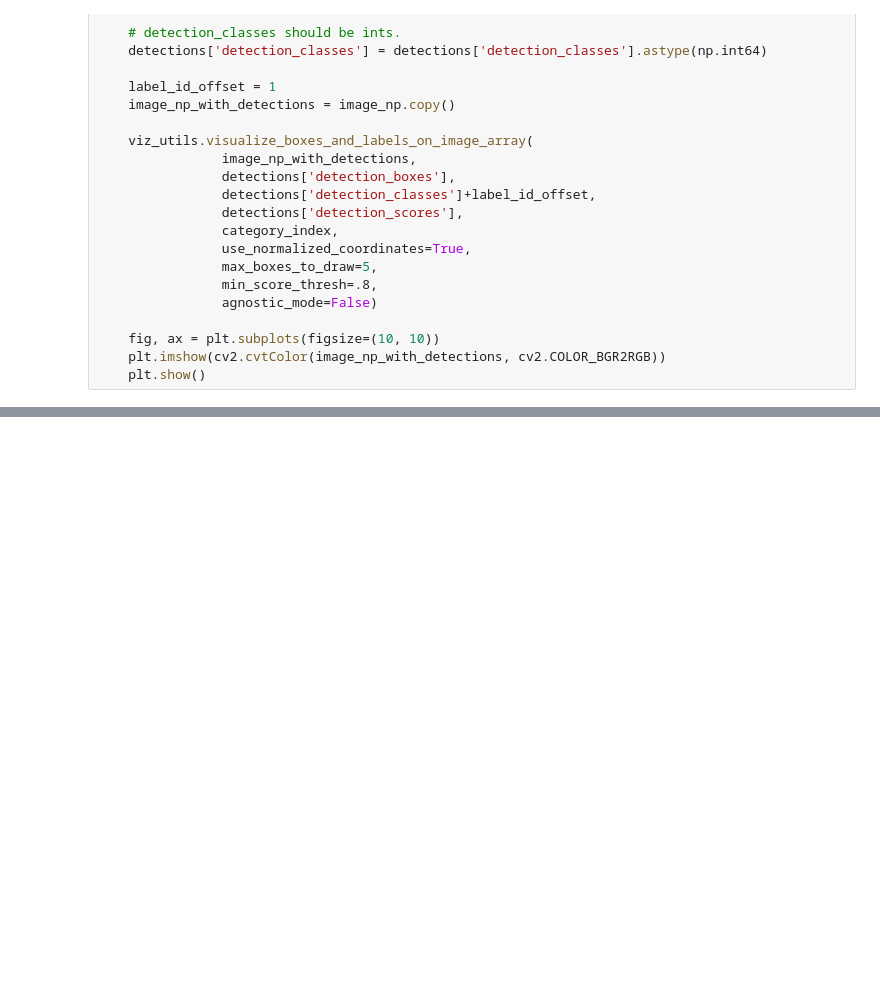
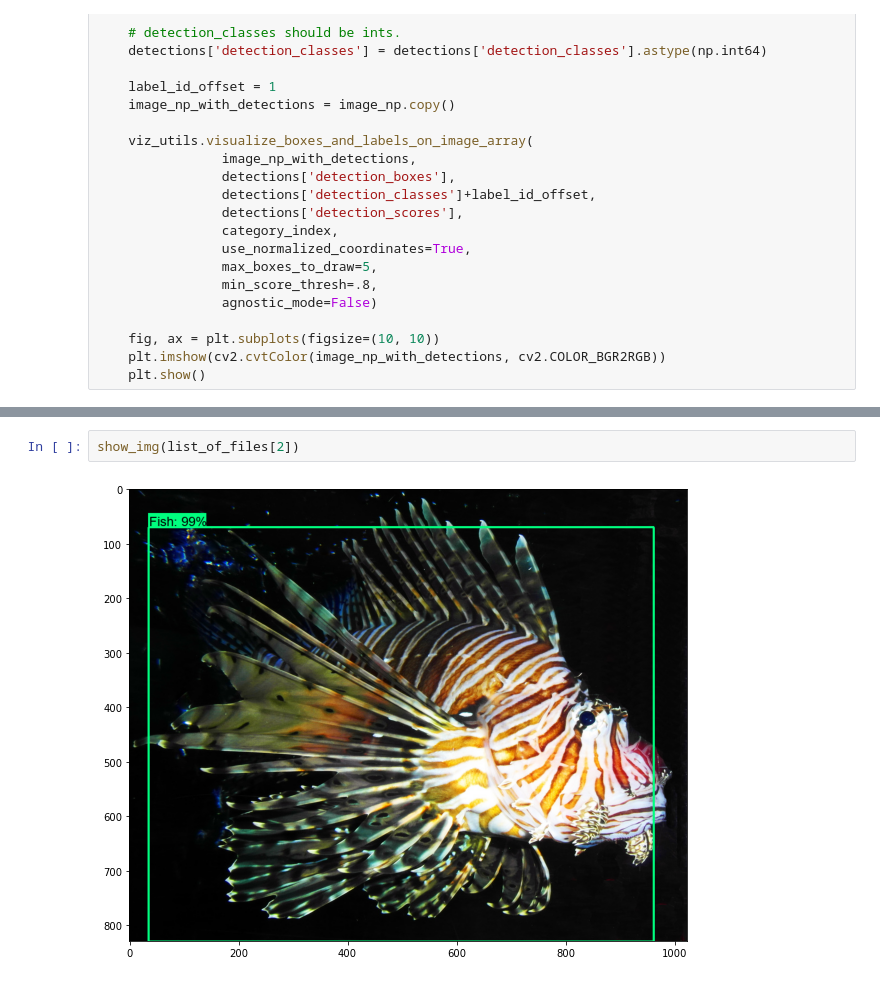
Before and after one commit to flamerten/FishDetection, a Jupyter notebook: UsingFrozenModel.ipynb, the cells around one changed output, grey strips where cells are left out. Saved outputs shown, nothing was run; the diff lists cells and outputs as text; blank space fills up the shorter version.

```diff
--- a/UsingFrozenModel.ipynb
+++ b/UsingFrozenModel.ipynb
@@ -83,0 +99,4 @@ show_img(IMAGE_PATH2)
+# %%
+show_img(list_of_files[2])
+# %% [output]
+[figure, added]
```
Also changed, not shown: parts of 10 cells of this notebook, 6 other files.
